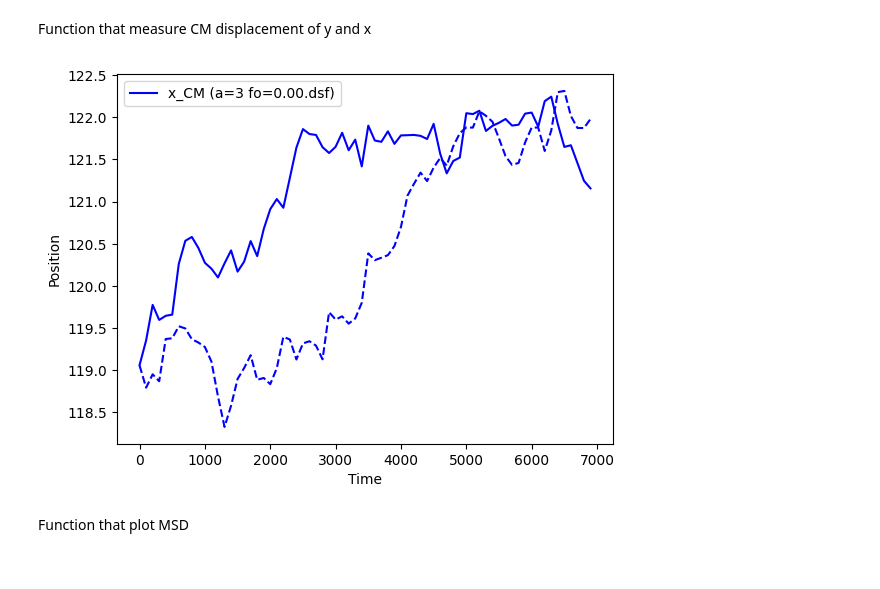
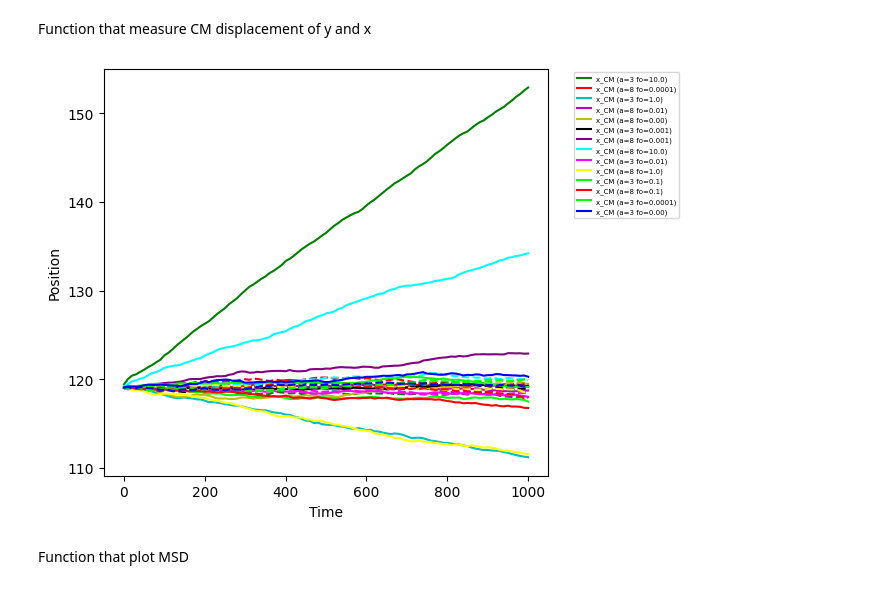
Before and after one commit to bboattini/active_drop_C, a Jupyter notebook: data_processings.ipynb, the cells around one changed output. Drawn from its saved outputs; the diff is of its cells as text; code cells hidden in the pictures.

Commit message:
MSD and Trajectories plot corrected

```diff
--- a/data_processings.ipynb
+++ b/data_processings.ipynb
@@ -29,9 +29,9 @@ def state_from_file (File):
   return pad # return state value
 
 def fo_from_file (File):
-  fs = File.split("/")[-1].split("_")
+  fs = File.split("/")[-2].split("_")
   fl = len(fs)
-  pad = fs[14].replace("/", "")
+  pad = fs[-1]
   return pad # return state value
 
 def file_crawler(path):
@@ -53,9 +53,10 @@ def file_crawler(path):
                         configuration_files.append(os.path.join(full_item_path, File))
                     elif 'LAST.dsf' in File:
                         last_configuration_files.append(os.path.join(full_item_path, File))
-                    elif '0.00.dsf' in File:
+                    elif '.out' in File:
+                        general_data_files.append(os.path.join(full_item_path, File))
+                    elif '.dsf' in File:
                         measures_files.append(os.path.join(full_item_path, File))
-                    elif '0.00.out' in File:
-                        general_data_files.append(os.path.join(full_item_path, File))
+
 
     return {'config': configuration_files ,'last': last_configuration_files, 'measures': measures_files, 'general': general_data_files, }
@@ -133,35 +126,39 @@ plt.show()
 Function that measure CM displacement of y and x
 # %%
 measures = file_crawler(path)['measures']
-aux = 3
-colors = ['b','b','b','b', 'g', 'r', 'c', 'm', 'y', 'k', 'w', '#FF5733', '#DAF7A6']
+aux = 0
+colors = ['b', 'g', 'r', 'c', 'm', 'y', 'k', '#FF5733', '#DAF7A6', '#800080', '#00FFFF', '#FF00FF', '#FFFF00', '#00FF00', '#FF0000', '#00FF00', '#0000FF', '#FF00FF', '#00FFFF', '#FF5733']
 for m in measures[:]:
     t, V, Vw, Vo, E, bxw, byw, bxo,byo, rxw, ryw, rxo, ryo, txw, tyw,txo, tyo, npxw,npyw, npxo,npyo, vbw, vbo, vrw,vro, pw, po, fw, fo, vpw, vpo, xm_CM, ym_CM, zm_CM = np.loadtxt(m, unpack=True)
 
     # Get the value of a from the file
     a = a_from_file(m)
     fo = fo_from_file(m)
 
     # Define the color for the current m
     color = colors[aux]
     aux += 1
 
-    # Plot xm_CM over time with a label containing the value of a and the defined color
-    plt.plot(t, xm_CM, label=f'x_CM (a={a} fo={fo})', color=color)
+    if float(fo) < 11:
+        # Plot xm_CM over time with a label containing the value of a and the defined color
+        plt.plot(t, xm_CM, label=f'x_CM (a={a} fo={fo})', color=color)
 
-    # Plot ym_CM over time with a label containing the value of a, dashed line style, and the defined color
-    # plt.plot(t, ym_CM, label=f'y_CM (a={a} fo={fo})', linestyle='--', color=color)
-    plt.plot(t, ym_CM, linestyle='--', color=color)
+        # Plot ym_CM over time with a label containing the value of a, dashed line style, and the defined color
+        # plt.plot(t, ym_CM, label=f'y_CM (a={a} fo={fo})', linestyle='--', color=color)
+        plt.plot(t, ym_CM, linestyle='--', color=color)
 
-    # Add labels and legend
-    plt.xlabel('Time')
-    plt.ylabel('Position')
-    plt.legend()
+# Add labels and legend
+plt.xlabel('Time')
+plt.ylabel('Position')
+plt.legend(bbox_to_anchor=(1.05, 1), loc='upper left', prop={'size': 5})
+# Create some space on the right side of the plot for the legend
+plt.subplots_adjust(right=0.15)
 
 # Display the plot
+plt.tight_layout()
 plt.show()
 # %% [output]
-[figure, old version]
+[figure, new version]
 # %% [markdown]
 Function that plot MSD
 # %%
```
Also changed, not shown: parts of 4 cells of this notebook.
